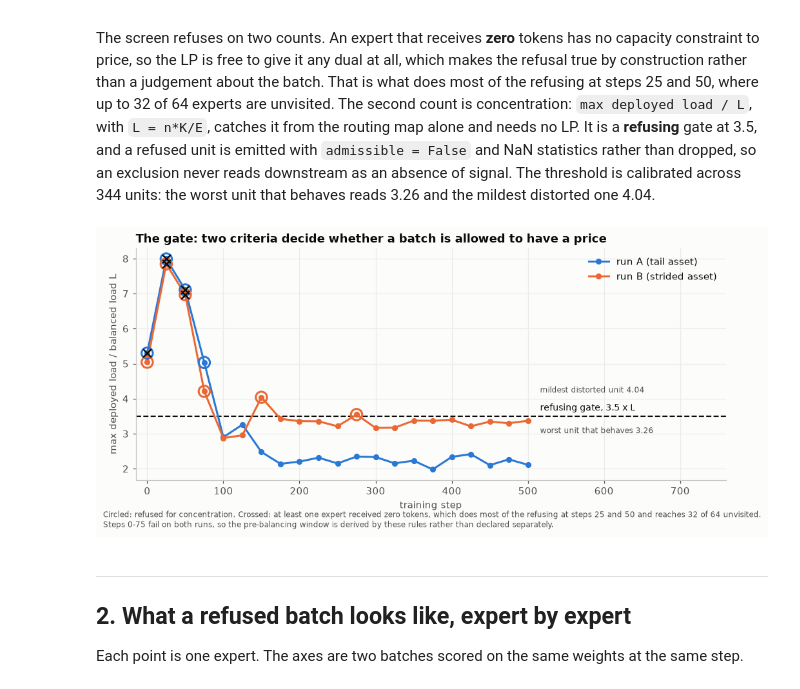
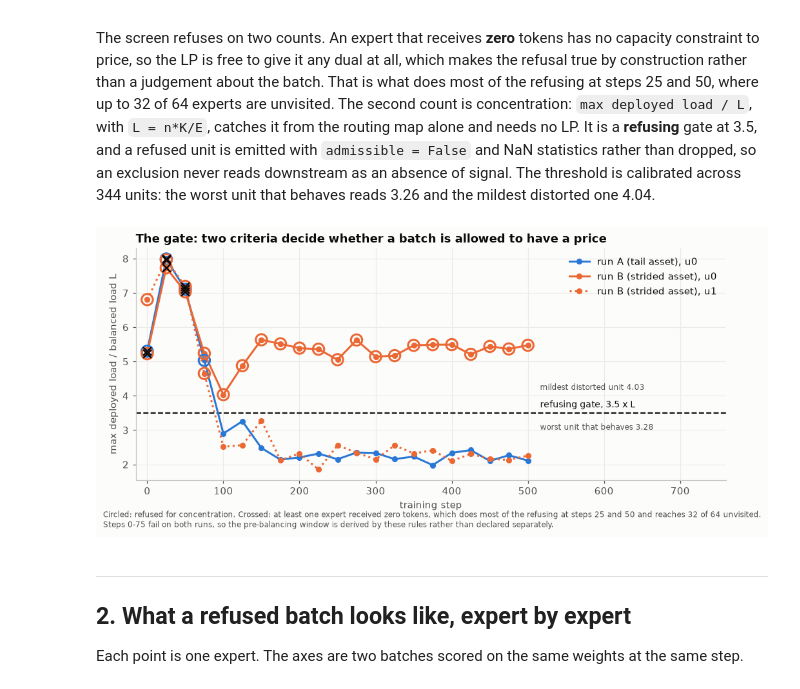
Before and after one commit to oberpierre/moe-congestion-routing, a Jupyter notebook: notebooks/alflb_price_internalization.ipynb, the cells around one changed output. Saved outputs shown, nothing was run; the diff lists cells and outputs as text; code cells hidden in the pictures.

Commit message:
^ F Regenerate screens with per-unit gates

```diff
--- a/notebooks/alflb_price_internalization.ipynb
+++ b/notebooks/alflb_price_internalization.ipynb
@@ -132,20 +132,37 @@ runs = {
     "20260819-195028": ("run A (tail asset)", BLUE),
     "20260824-232033": ("run B (strided asset)", ORANGE),
 }
+# u0 and u1 are two disjoint 16,384-token units of the same probe batch, not two runs, so each
+# gets its own curve rather than being maxed together: run B's u0 sits above the gate for the
+# whole run while u1 sits below it, and a per-run max hid that split entirely.
+UNIT_STYLE = {"u0": "-", "u1": ":"}
 
 fig, ax = plt.subplots(figsize=(9, 4.2))
-for key, (label, colour) in runs.items():
+units_present = sorted({(key, r["part"]) for r in rows for key in runs if key in r["dump"]})
+plotted_units = []
+for key, unit in units_present:
+    label, colour = runs[key]
+    sel = [r for r in rows if key in r["dump"] and r["part"] == unit]
     worst = defaultdict(float)
-    for r in rows:
-        if key in r["dump"]:
-            worst[int(r["step"])] = max(worst[int(r["step"])], num(r, "max_load_over_balanced"))
     dead = defaultdict(int)
-    for r in rows:
-        if key in r["dump"]:
-            dead[int(r["step"])] += int(r["dead_experts"])
+    for r in sel:
+        step = int(r["step"])
+        worst[step] = max(worst[step], num(r, "max_load_over_balanced"))
+        dead[step] += int(r["dead_experts"])
     steps = sorted(worst)
     values = [worst[s] for s in steps]
-    ax.plot(steps, values, "-o", color=colour, lw=2, ms=5, label=label, zorder=3)
+    plotted_units.extend(values)
+    ax.plot(
+        steps,
+        values,
+        UNIT_STYLE[unit],
+        marker="o",
+        color=colour,
+        lw=2,
+        ms=5,
+        label=f"{label}, {unit}",
+        zorder=3,
+    )
     bad = [(s, v) for s, v in zip(steps, values, strict=True) if v > LIMIT]
     if bad:
         ax.scatter(
@@ -164,36 +181,45 @@ for key, (label, colour) in runs.items():
             [b[0] for b in starved],
             [b[1] for b in starved],
             marker="x",
             s=70,
             color=INK,
             lw=1.6,
             zorder=5,
         )
 
 worst_starved = max(int(r["dead_experts"]) for r in rows)
 ax.axhline(LIMIT, color=INK, lw=1.4, ls="--", zorder=2)
 ax.annotate(f"refusing gate, {LIMIT} x L", (516, LIMIT + 0.1), va="bottom", fontsize=9, color=INK)
-ax.annotate("worst unit that behaves 3.26", (516, 3.20), va="top", fontsize=8, color=MUTED)
-ax.annotate("mildest distorted unit 4.04", (516, 4.12), va="bottom", fontsize=8, color=MUTED)
+# Derived from the rows being plotted rather than written in by hand, because these two numbers
+# are what the gate's separation rests on and a figure that states a stale one is worse than a
+# figure that states none.
+behaves = max(v for v in plotted_units if v <= LIMIT)
+distorted = min(v for v in plotted_units if v > LIMIT)
+ax.annotate(
+    f"worst unit that behaves {behaves:.2f}", (516, 3.20), va="top", fontsize=8, color=MUTED
+)
+ax.annotate(
+    f"mildest distorted unit {distorted:.2f}", (516, 4.12), va="bottom", fontsize=8, color=MUTED
+)
 ax.set_xlabel("training step")
 ax.set_ylabel("max deployed load / balanced load L")
 ax.set_title("The gate: two criteria decide whether a batch is allowed to have a price")
 ax.set_xlim(-15, 760)
 ax.legend(frameon=False, loc="upper right")
 fig.text(
     0.008,
     -0.02,
     "Circled: refused for concentration. Crossed: at least one expert received zero tokens, "
     f"which does most of the refusing at steps 25 and 50 and reaches {worst_starved} of 64 "
     "unvisited.\nSteps 0-75 fail on both runs, so the pre-balancing window is derived by these "
     "rules rather than declared separately.",
     fontsize=8,
     color=MUTED,
 )
 fig.tight_layout()
 plt.show()
 # %% [output]
-[figure, old version]
+[figure, new version]
 # %% [markdown]
 ---
 ## 2. What a refused batch looks like, expert by expert
```
Also changed, not shown: parts of 1 cell of this notebook, 4 other files.
